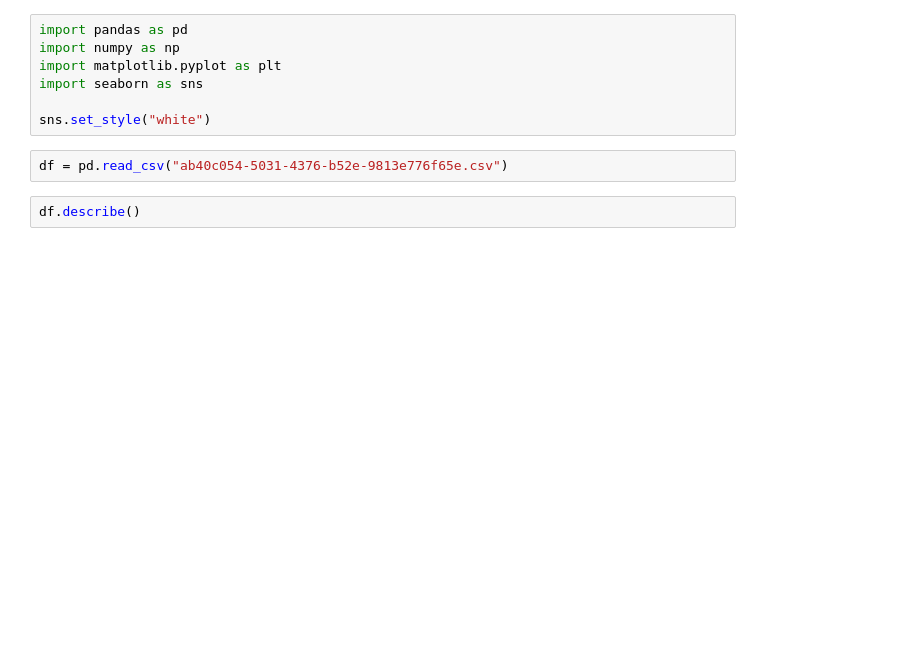
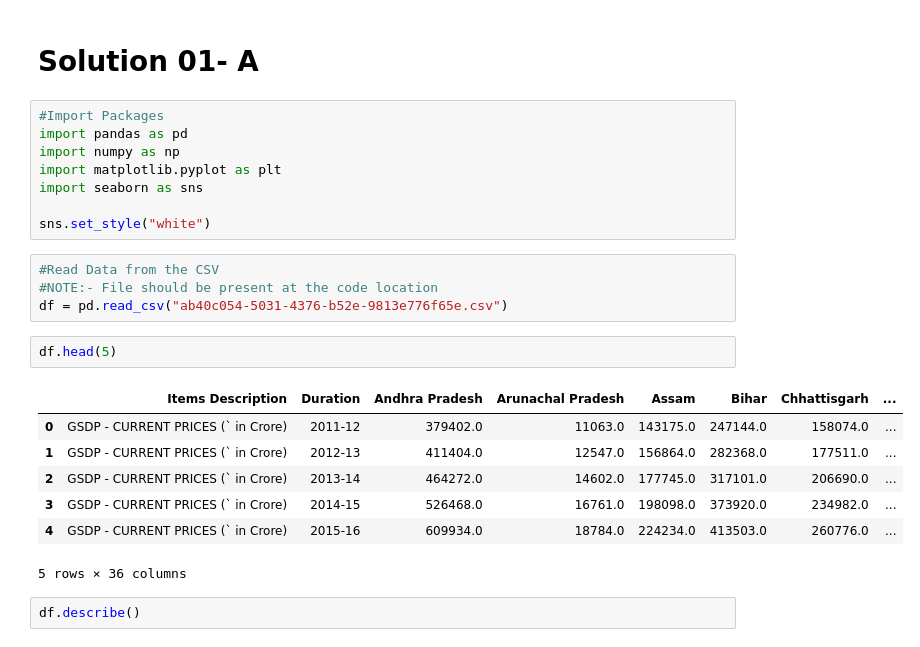
Before and after one commit to santosh12678/DS2019, a Jupyter notebook: EDA Part 01.ipynb, the cells around one changed output. Saved outputs shown, nothing was run; the diff lists cells and outputs as text; blank space fills up the shorter version.

```diff
--- a/EDA Part 01.ipynb
+++ b/EDA Part 01.ipynb
@@ -1,4 +1,7 @@
+# %% [markdown]
+# Solution 01- A
 # %%
+#Import Packages
 import pandas as pd
 import numpy as np
 import matplotlib.pyplot as plt
@@ -6,7 +9,19 @@ import seaborn as sns
 
 sns.set_style("white")
 # %%
+#Read Data from the CSV
+#NOTE:- File should be present at the code location
 df = pd.read_csv("ab40c054-5031-4376-b52e-9813e776f65e.csv")
+# %%
+df.head(5)
+# %% [output]
+|  | Items Description | Duration | Andhra Pradesh | Arunachal Pradesh | Assam | Bihar | Chhattisgarh | ... |
+| 0 | GSDP - CURRENT PRICES (` in Crore) | 2011-12 | 379402.0 | 11063.0 | 143175.0 | 247144.0 | 158074.0 | ... |
+| 1 | GSDP - CURRENT PRICES (` in Crore) | 2012-13 | 411404.0 | 12547.0 | 156864.0 | 282368.0 | 177511.0 | ... |
+| 2 | GSDP - CURRENT PRICES (` in Crore) | 2013-14 | 464272.0 | 14602.0 | 177745.0 | 317101.0 | 206690.0 | ... |
+| 3 | GSDP - CURRENT PRICES (` in Crore) | 2014-15 | 526468.0 | 16761.0 | 198098.0 | 373920.0 | 234982.0 | ... |
+| 4 | GSDP - CURRENT PRICES (` in Crore) | 2015-16 | 609934.0 | 18784.0 | 224234.0 | 413503.0 | 260776.0 | ... |
+5 rows × 36 columns
 # %%
 df.describe()
 # %% [output]
```
Also changed, not shown: parts of 13 cells of this notebook.
